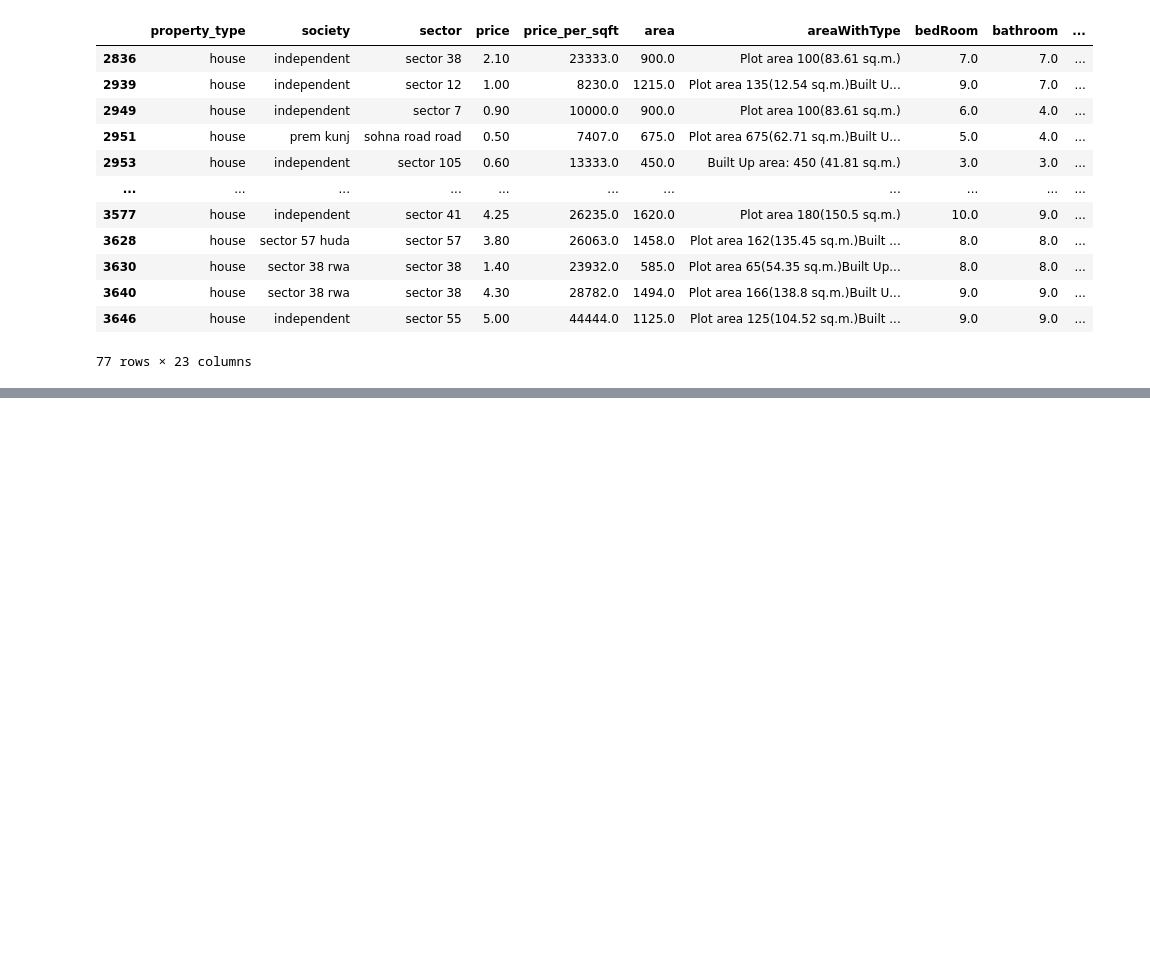
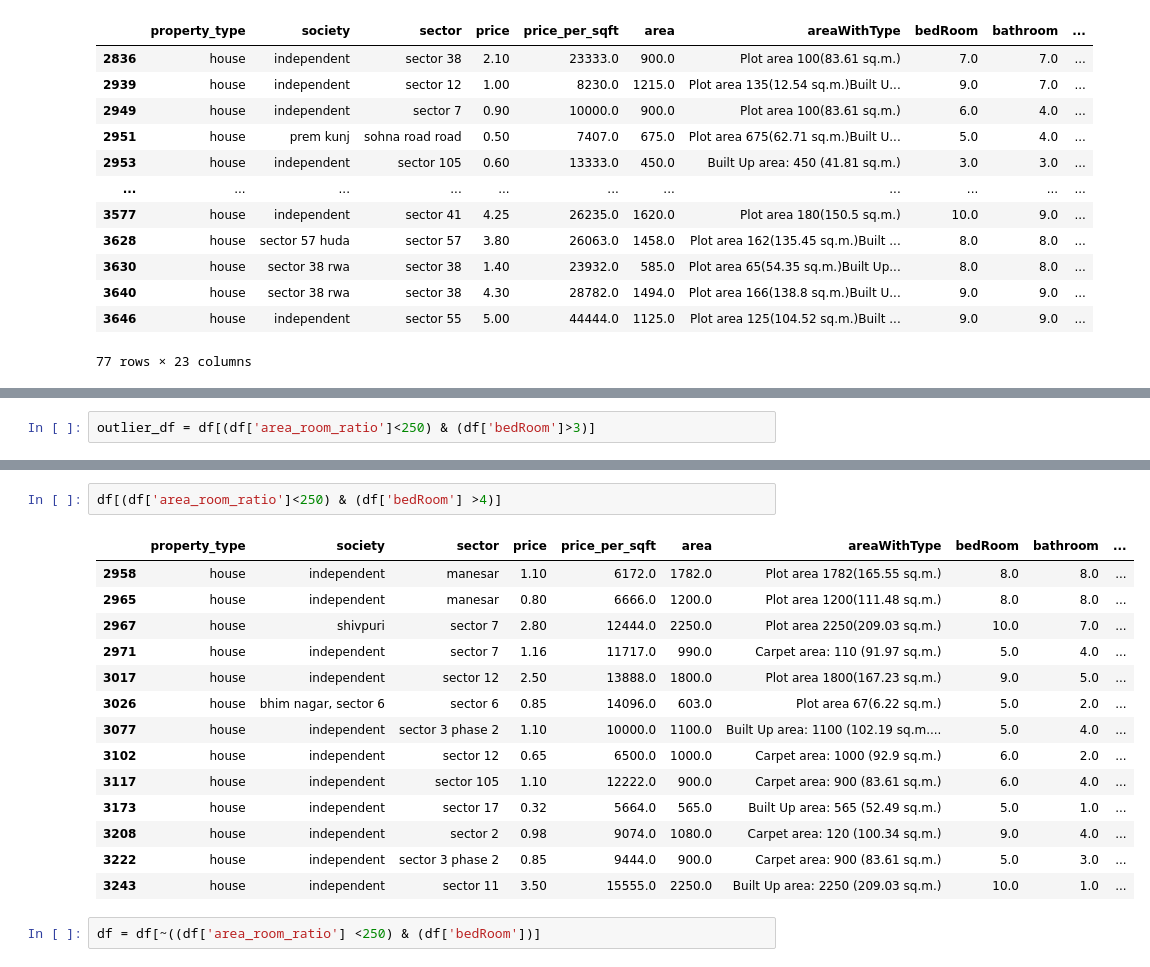
Before and after one commit to Pmodi1203/House-price-prediction-and-recommendation, a Jupyter notebook: Outlier_Treatment.ipynb, the cells around one changed output, grey strips where cells are left out. Cells and saved outputs as stored; diff of their text form; blank space fills up the shorter version.

```diff
--- a/Outlier_Treatment.ipynb
+++ b/Outlier_Treatment.ipynb
@@ -512,0 +535,2 @@ df[(df['area']/df['bedRoom'])<183]
+# %%
+outlier_df = df[(df['area_room_ratio']<250) & (df['bedRoom']>3)]
@@ -512,0 +561,19 @@ df[(df['area']/df['bedRoom'])<183]
+# %%
+df[(df['area_room_ratio']<250) & (df['bedRoom'] >4)]
+# %% [output]
+|  | property_type | society | sector | price | price_per_sqft | area | areaWithType | bedRoom | bathroom | ... |
+| 2958 | house | independent | manesar | 1.10 | 6172.0 | 1782.0 | Plot area 1782(165.55 sq.m.) | 8.0 | 8.0 | ... |
+| 2965 | house | independent | manesar | 0.80 | 6666.0 | 1200.0 | Plot area 1200(111.48 sq.m.) | 8.0 | 8.0 | ... |
+| 2967 | house | shivpuri | sector 7 | 2.80 | 12444.0 | 2250.0 | Plot area 2250(209.03 sq.m.) | 10.0 | 7.0 | ... |
+| 2971 | house | independent | sector 7 | 1.16 | 11717.0 | 990.0 | Carpet area: 110 (91.97 sq.m.) | 5.0 | 4.0 | ... |
+| 3017 | house | independent | sector 12 | 2.50 | 13888.0 | 1800.0 | Plot area 1800(167.23 sq.m.) | 9.0 | 5.0 | ... |
+| 3026 | house | bhim nagar, sector 6 | sector 6 | 0.85 | 14096.0 | 603.0 | Plot area 67(6.22 sq.m.) | 5.0 | 2.0 | ... |
+| 3077 | house | independent | sector 3 phase 2 | 1.10 | 10000.0 | 1100.0 | Built Up area: 1100 (102.19 sq.m.... | 5.0 | 4.0 | ... |
+| 3102 | house | independent | sector 12 | 0.65 | 6500.0 | 1000.0 | Carpet area: 1000 (92.9 sq.m.) | 6.0 | 2.0 | ... |
+| 3117 | house | independent | sector 105 | 1.10 | 12222.0 | 900.0 | Carpet area: 900 (83.61 sq.m.) | 6.0 | 4.0 | ... |
+| 3173 | house | independent | sector 17 | 0.32 | 5664.0 | 565.0 | Built Up area: 565 (52.49 sq.m.) | 5.0 | 1.0 | ... |
+| 3208 | house | independent | sector 2 | 0.98 | 9074.0 | 1080.0 | Carpet area: 120 (100.34 sq.m.) | 9.0 | 4.0 | ... |
+| 3222 | house | independent | sector 3 phase 2 | 0.85 | 9444.0 | 900.0 | Carpet area: 900 (83.61 sq.m.) | 5.0 | 3.0 | ... |
+| 3243 | house | independent | sector 11 | 3.50 | 15555.0 | 2250.0 | Built Up area: 2250 (209.03 sq.m.) | 10.0 | 1.0 | ... |
+# %%
+df = df[~((df['area_room_ratio'] <250) & (df['bedRoom'])]
```
Also changed, not shown: parts of 8 cells of this notebook, 1 other file.
